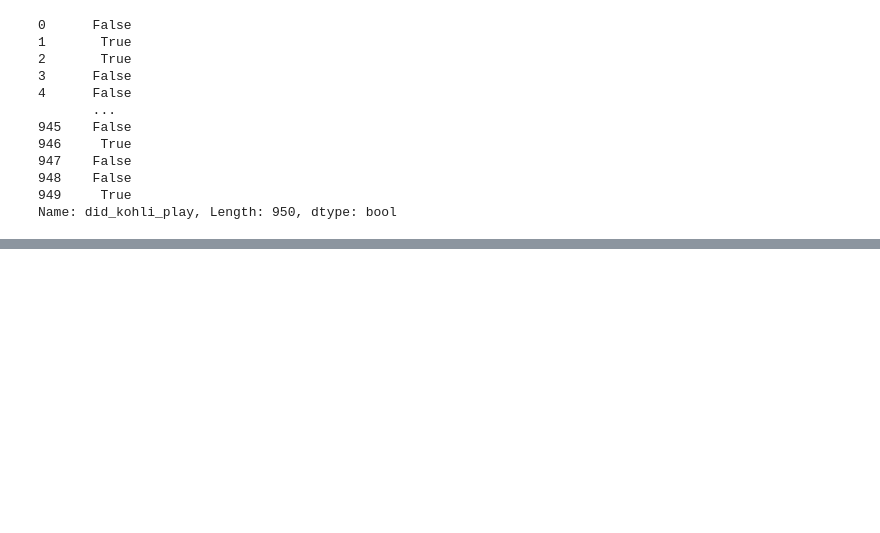
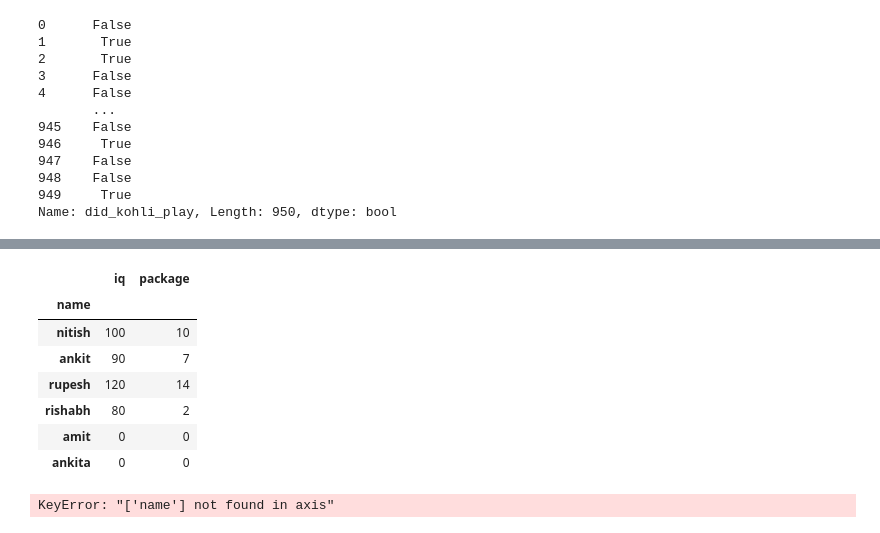
Before and after one commit to sunildsde77/dsdepractice, a Jupyter notebook: Dsdepractice.ipynb, the cells around one changed output, grey strips where cells are left out. Cells and saved outputs as stored; diff of their text form; code cells hidden in the pictures; blank space fills up the shorter version.

```diff
--- a/Dsdepractice.ipynb
+++ b/Dsdepractice.ipynb
@@ -1529,0 +1566,2 @@ Name: did_kohli_play, Length: 950, dtype: bool
+# %%
+students.set_index('iq')
@@ -1529,0 +1577,15 @@ Name: did_kohli_play, Length: 950, dtype: bool
+# %%
+students
+# %% [output]
+|  | iq | package |
+| name |  |  |
+| nitish | 100 | 10 |
+| ankit | 90 | 7 |
+| rupesh | 120 | 14 |
+| rishabh | 80 | 2 |
+| amit | 0 | 0 |
+| ankita | 0 | 0 |
+# %%
+students.drop(index=['name'],axis=0)
+# %% [output]
+KeyError: "['name'] not found in axis"
```
Also changed, not shown: parts of 15 cells of this notebook.
